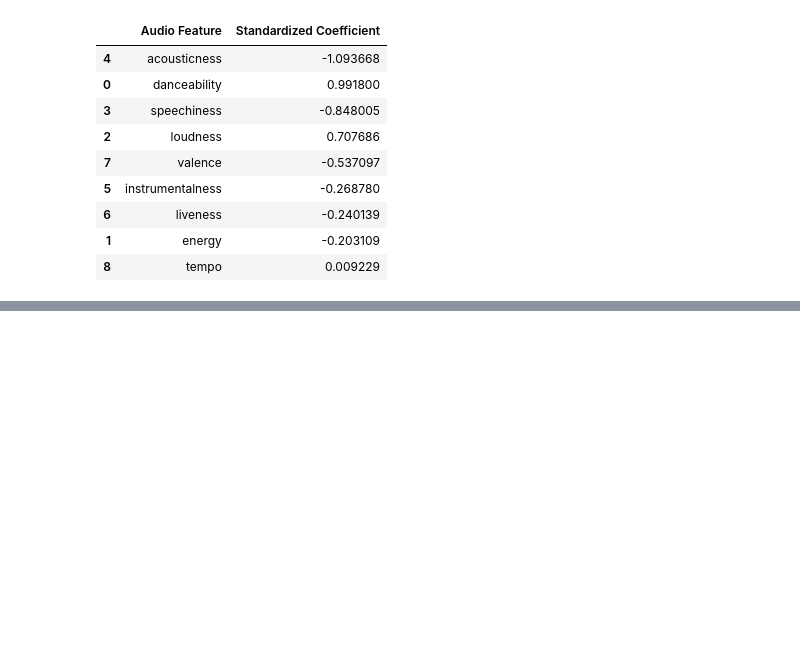
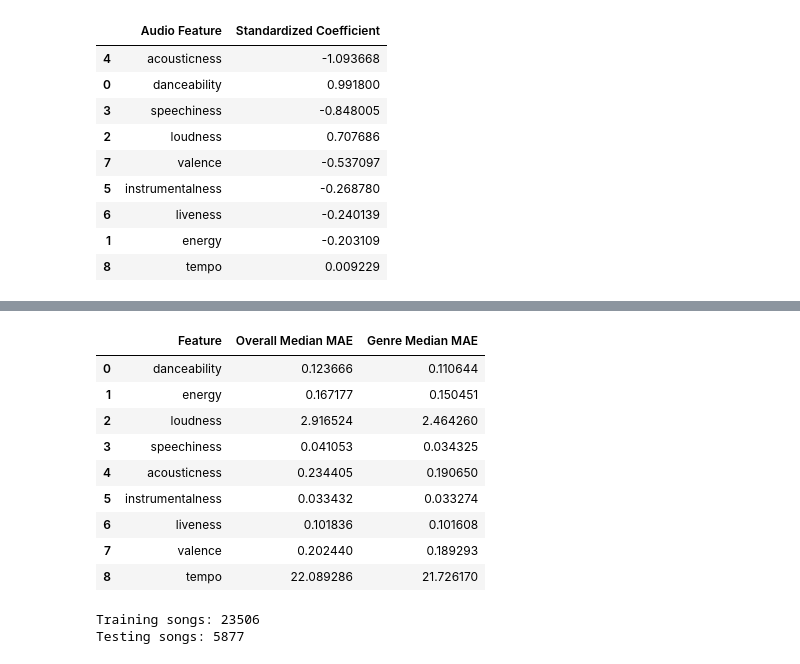
Before and after one commit to rheahalebeed/BA305-A3-Billboard-Spotify-Project, a Jupyter notebook: BA305ProjectCode.ipynb, the cells around one changed output, grey strips where cells are left out. Cells and saved outputs as stored; diff of their text form; code cells hidden in the pictures; blank space fills up the shorter version.

```diff
--- a/BA305ProjectCode.ipynb
+++ b/BA305ProjectCode.ipynb
@@ -1165,0 +941,70 @@ Validation songs: 4845
+# %%
+from sklearn.metrics import mean_absolute_error
+
+# Store the results for each audio characteristic
+
+imputation_results = []
+
+# Compare both methods against the actual audio values
+
+for feature in features:
+
+    actual = validation_songs[feature]
+
+    overall_mae = mean_absolute_error(
+
+        actual, overall_predictions[feature]
+
+    )
+
+    genre_mae = mean_absolute_error(
+
+        actual, genre_predictions[feature]
+
+    )
+
+    imputation_results.append({
+
+        "Feature": feature,
+
+        "Overall Median MAE": overall_mae,
+
+        "Genre Median MAE": genre_mae
+
+    })
+
+# Display the results
+
+imputation_comparison = pd.DataFrame(imputation_results)
+
+imputation_comparison
+# %% [output]
+|  | Feature | Overall Median MAE | Genre Median MAE |
+| 0 | danceability | 0.123666 | 0.110644 |
+| 1 | energy | 0.167177 | 0.150451 |
+| 2 | loudness | 2.916524 | 2.464260 |
+| 3 | speechiness | 0.041053 | 0.034325 |
+| 4 | acousticness | 0.234405 | 0.190650 |
+| 5 | instrumentalness | 0.033432 | 0.033274 |
+| 6 | liveness | 0.101836 | 0.101608 |
+| 7 | valence | 0.202440 | 0.189293 |
+| 8 | tempo | 22.089286 | 21.726170 |
+# %%
+# Split all songs into training and testing datasets
+
+train_data, test_data = train_test_split(
+
+    data,
+
+    test_size=0.20,
+
+    random_state=42
+
+)
+
+print("Training songs:", len(train_data))
+
+print("Testing songs:", len(test_data))
+# %% [output]
+Training songs: 23506
+Testing songs: 5877
```
Also changed, not shown: parts of 48 cells of this notebook.
